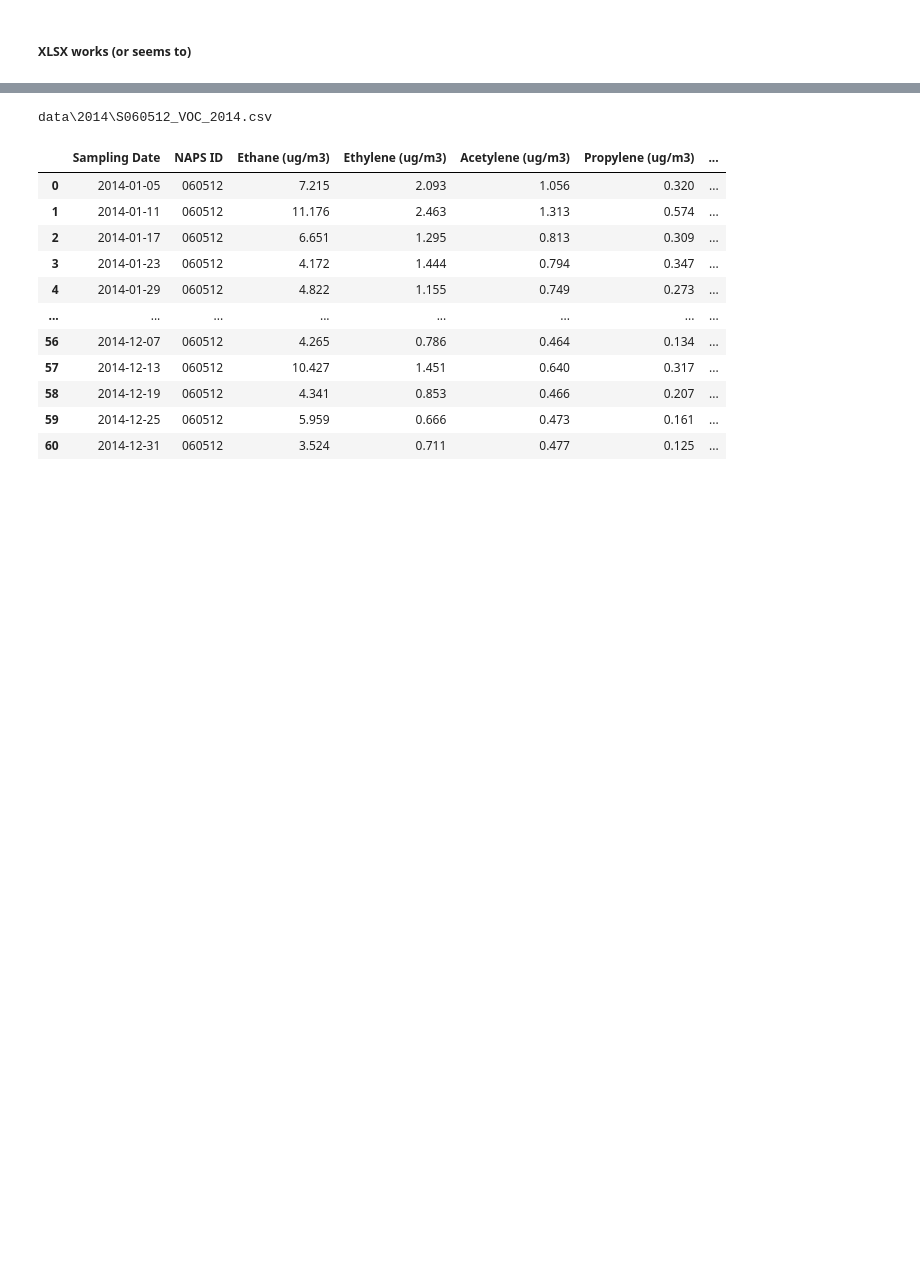
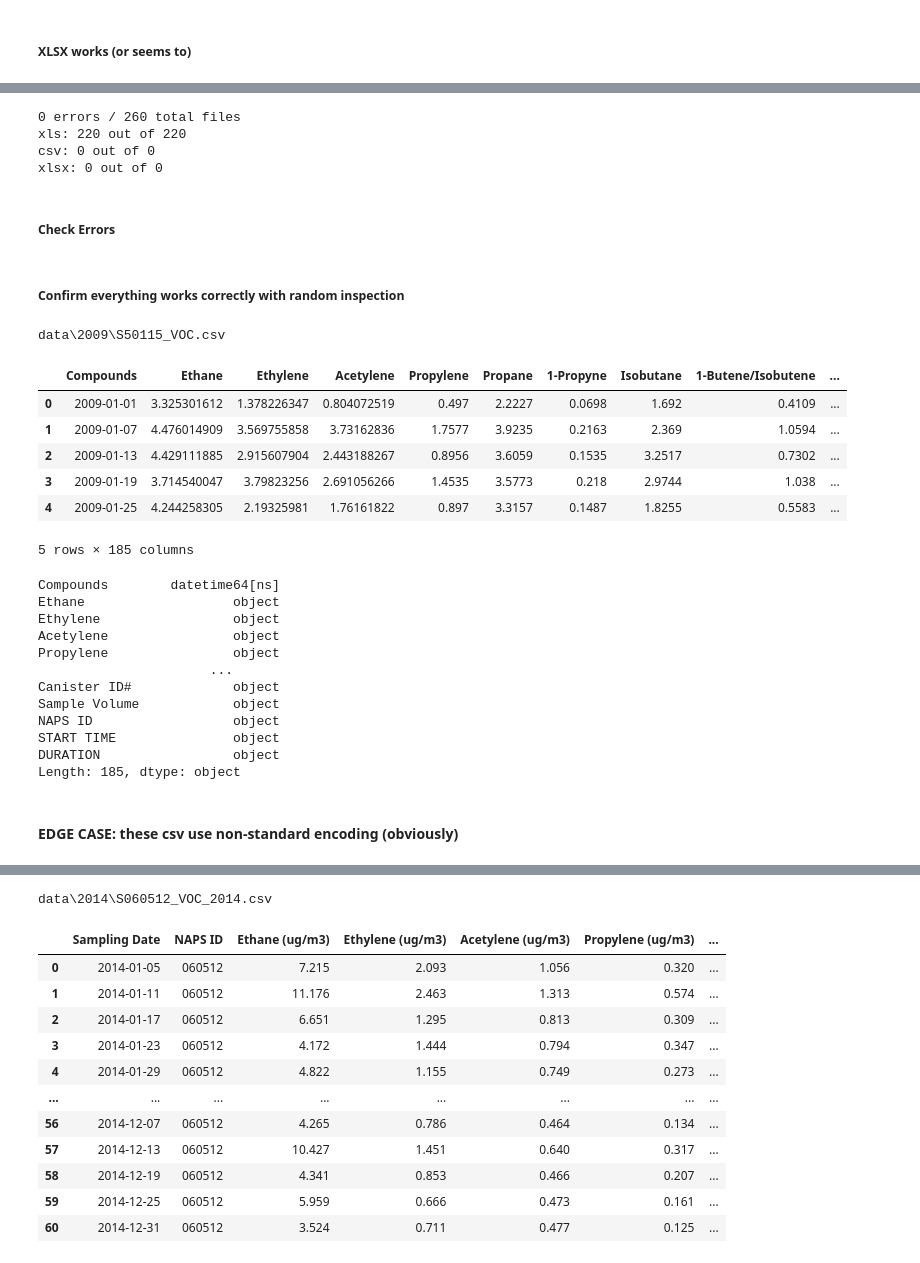
Before and after one commit to KevinCarr42/date_time_parsing, a Jupyter notebook: parse_dates.ipynb, the cells around one changed output, grey strips where cells are left out. Saved outputs shown, nothing was run; the diff lists cells and outputs as text; code cells hidden in the pictures; blank space fills up the shorter version.

Commit message:
fixed edge cases, should work for all reasonable files if they are in english

```diff
--- a/parse_dates.ipynb
+++ b/parse_dates.ipynb
@@ -254,6 +214,7 @@ ignore_list = [
     'data\\ddmmyyyy.csv', 'data\\mmddyyyy.csv', 'data\\yyyyddmm.csv', 'data\\yyyymmdd.csv',
     'data\\2006\\S62601_VOCS.csv', 'data\\2007\\S62601_VOCS.csv',    # sideways csv for some reason
     'data\\2008\\S90227_VOC.csv', 'data\\2009\\S90227_VOC.csv', 'data\\2010\\S90227_VOC.csv',  # sampling data relocated
+    'data\\2015\\ChangeLog_Jan2017.xls'
 ]
 # %% [markdown]
 ##### XLSX works (or seems to)
@@ -317,0 +239,9 @@ pd.read_csv(csv_errors[0])
+# %%
+xls_errors = check_all_imports(skip_xls=False, skip_xlsx=True, skip_csv=True, ignore_list=ignore_list)
+# %% [output]
+0 errors / 260 total files
+xls: 220 out of 220
+csv: 0 out of 0
+xlsx: 0 out of 0
+# %% [markdown]
+##### Check Errors
@@ -317,0 +257,55 @@ pd.read_csv(csv_errors[0])
+# %% [markdown]
+##### Confirm everything works correctly with random inspection
+# %%
+list_of_files = list()
+for root, dirs, files in os.walk('data'):
+    for filename in files:
+        filepath = os.path.join(root, filename)
+        if filepath not in ignore_list:
+            list_of_files.append(filepath)
+
+list_of_files = [x for x in list_of_files if x not in ignore_list]
+list_of_files = [x for x in list_of_files if x.split('.')[-2][-2:].lower() != 'fr']
+# %%
+import random
+
+file = random.choice(list_of_files)
+print(file)
+extension = file.split('.')[-1].lower()
+
+df = None
+if extension == 'xls':
+    df = xls_to_pandas(file)
+elif extension == 'xlsx':
+    df = xlsx_to_pandas(file)
+elif extension == 'csv':
+    df = csv_to_pandas(file)
+else:
+    print('NO EXTENSION')
+
+if isinstance(df, pd.DataFrame):
+    display(df.head())
+    display(df.dtypes)
+# %% [output]
+data\2009\S50115_VOC.csv
+|  | Compounds | Ethane | Ethylene | Acetylene | Propylene | Propane | 1-Propyne | Isobutane | 1-Butene/Isobutene | ... |
+| 0 | 2009-01-01 | 3.325301612 | 1.378226347 | 0.804072519 | 0.497 | 2.2227 | 0.0698 | 1.692 | 0.4109 | ... |
+| 1 | 2009-01-07 | 4.476014909 | 3.569755858 | 3.73162836 | 1.7577 | 3.9235 | 0.2163 | 2.369 | 1.0594 | ... |
+| 2 | 2009-01-13 | 4.429111885 | 2.915607904 | 2.443188267 | 0.8956 | 3.6059 | 0.1535 | 3.2517 | 0.7302 | ... |
+| 3 | 2009-01-19 | 3.714540047 | 3.79823256 | 2.691056266 | 1.4535 | 3.5773 | 0.218 | 2.9744 | 1.038 | ... |
+| 4 | 2009-01-25 | 4.244258305 | 2.19325981 | 1.76161822 | 0.897 | 3.3157 | 0.1487 | 1.8255 | 0.5583 | ... |
+5 rows × 185 columns
+Compounds        datetime64[ns]
+Ethane                   object
+Ethylene                 object
+Acetylene                object
+Propylene                object
+                      ...
+Canister ID#             object
+Sample Volume            object
+NAPS ID                  object
+START TIME               object
+DURATION                 object
+Length: 185, dtype: object
+# %% [markdown]
+#### EDGE CASE: these csv use non-standard encoding (obviously)
```
Also changed, not shown: parts of 33 cells of this notebook.
